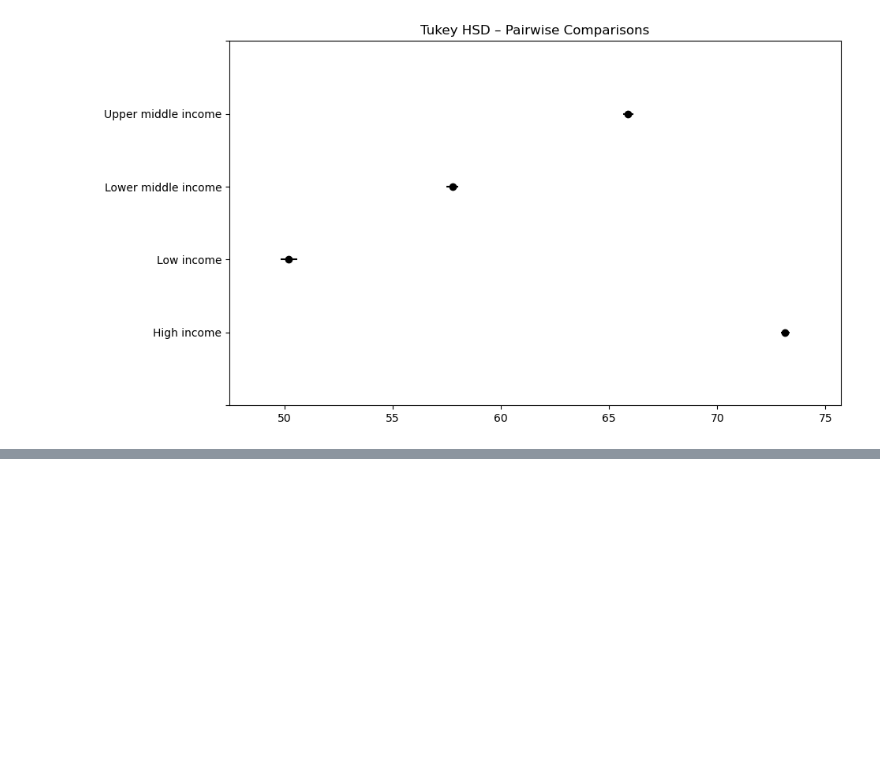
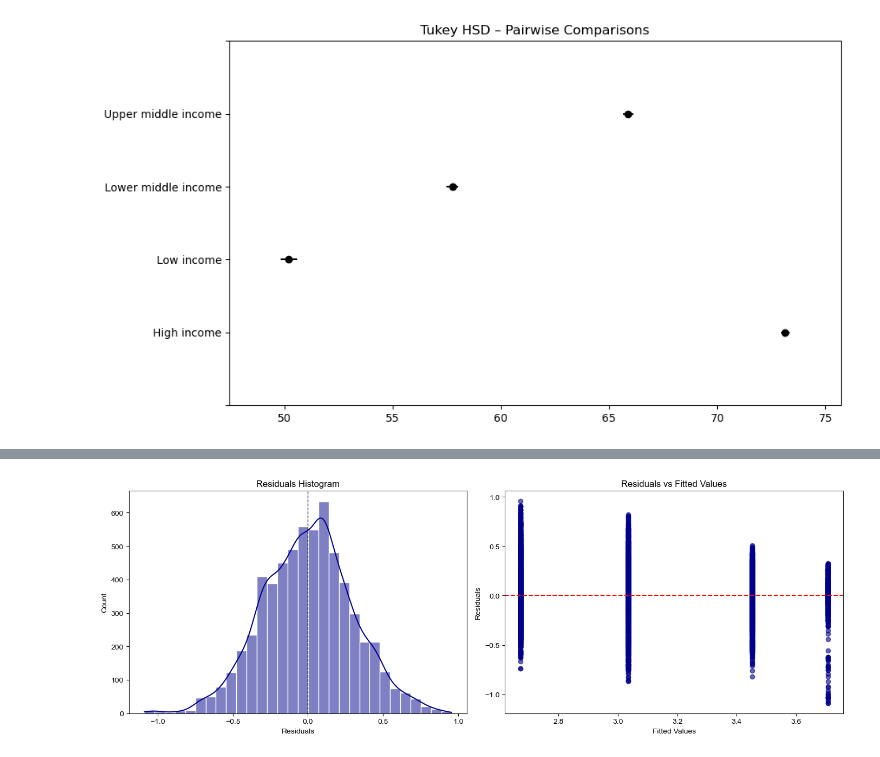
Before and after one commit to Avonik/ASDA_2025_newGroup_4_Portfolio, a Jupyter notebook: notebooks/week_05_group_4_notebook.ipynb, the cells around one changed output, grey strips where cells are left out. Saved outputs shown, nothing was run; the diff lists cells and outputs as text; code cells hidden in the pictures; blank space fills up the shorter version.

```diff
--- a/notebooks/week_05_group_4_notebook.ipynb
+++ b/notebooks/week_05_group_4_notebook.ipynb
@@ -521,0 +616,3 @@ plt.show()
+# %%
+formula = "log_birth_rate ~ C(income_group)" #it is recommended to put the formula in a variable called "formula"
+model = ols(formula, data=df_br).fit()
@@ -521,0 +634,23 @@ plt.show()
+# %%
+residuals = model.resid  #getting the residuals of the anova model
+
+fig, axes = plt.subplots(1, 2, figsize=(14, 5))
+sns.set_style("whitegrid")
+
+# Residuals histogram
+sns.histplot(model.resid, bins=30, kde=True, color='darkblue', ax=axes[0])
+axes[0].set_title('Residuals Histogram')
+axes[0].set_xlabel('Residuals')
+axes[0].axvline(model.resid.mean(), color='black', linestyle='dashed', linewidth=1)
+
+# Residuals vs. fitted values
+axes[1].scatter(model.fittedvalues, model.resid, alpha=0.6, color='darkblue')
+axes[1].axhline(0, color='red', linestyle='--', linewidth=1.5)
+axes[1].set_xlabel("Fitted Values")
+axes[1].set_ylabel("Residuals")
+axes[1].set_title("Residuals vs Fitted Values")
+
+plt.tight_layout()
+plt.show()
+# %% [output]
+[figure, added]
```
Also changed, not shown: parts of 58 cells of this notebook, 1 other file.
